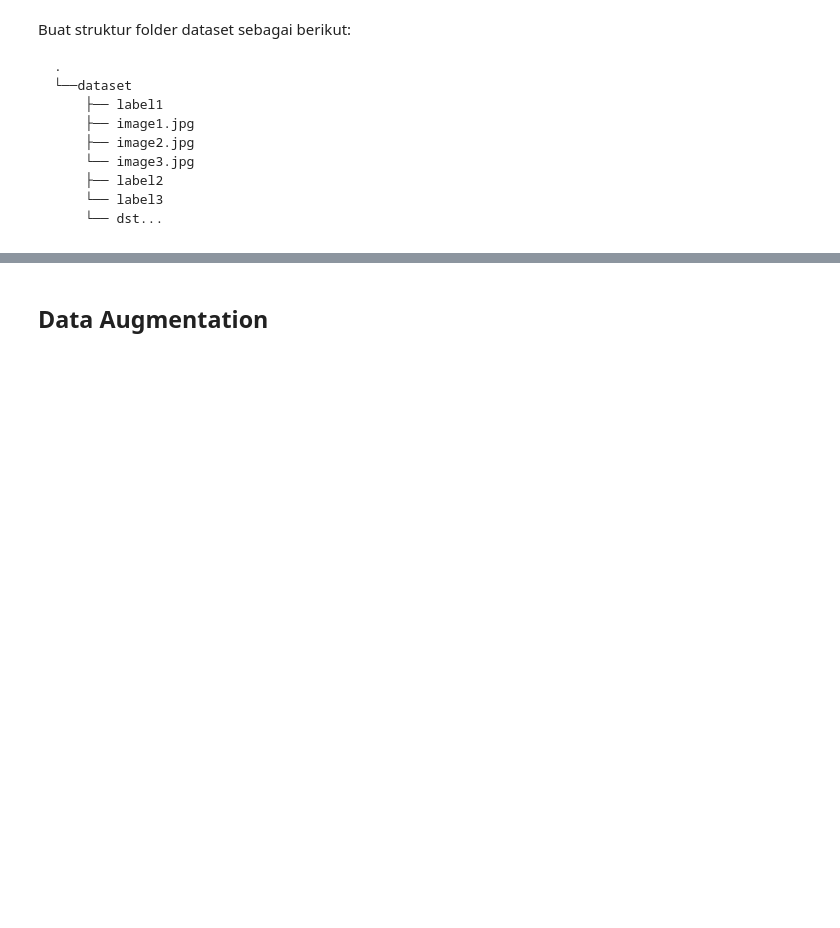
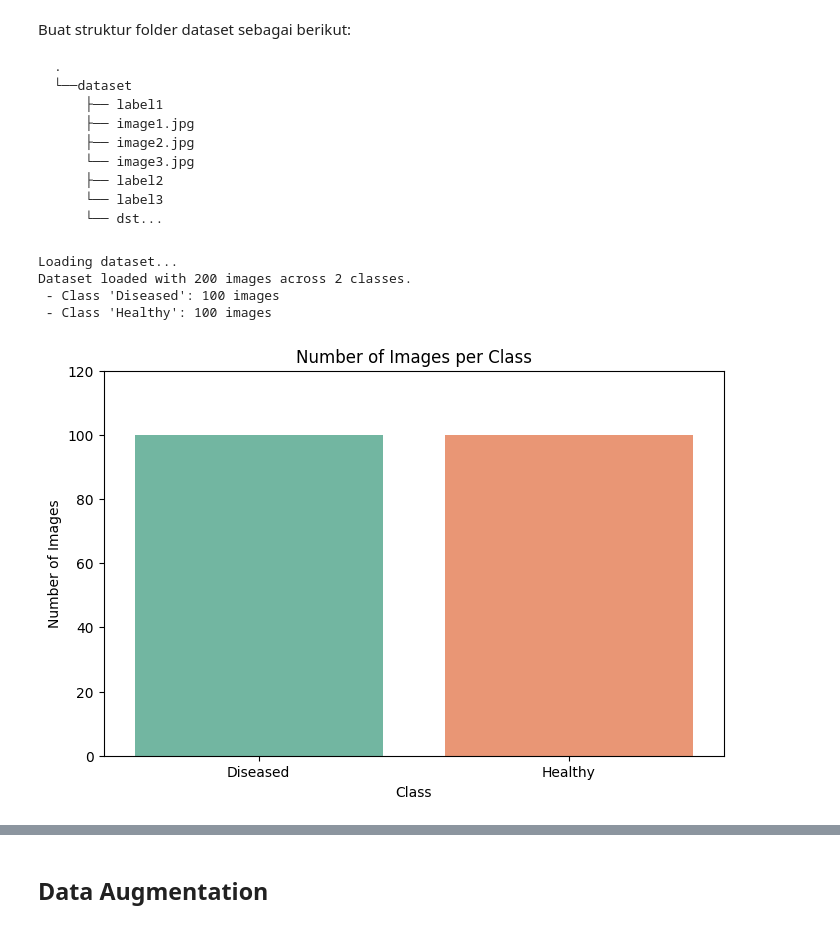
Before and after one commit to nazrilka1/pcd-38, a Jupyter notebook: Percobaan3.ipynb, the cells around one changed output, grey strips where cells are left out. Cells and saved outputs as stored; diff of their text form; code cells hidden in the pictures; blank space fills up the shorter version.

````diff
--- a/Percobaan3.ipynb
+++ b/Percobaan3.ipynb
@@ -32,22 +29,61 @@ Buat struktur folder dataset sebagai berikut:
     └── label3
     └── dst...
 ```
-# %%
-data = []
-labels = []
-file_name = []
-for sub_folder in os.listdir("dataset\\"):
-    sub_folder_files = os.listdir(os.path.join("dataset\\", sub_folder))
-    for i, filename in enumerate(sub_folder_files):
-        img_path = os.path.join("dataset\\", sub_folder, filename)
-        img = cv.imread(img_path)
-        img = img.astype(np.uint8)
-        img = cv.cvtColor(img, cv.COLOR_BGR2GRAY)
-
-        data.append(img)
-        labels.append(sub_folder)
-        name = os.path.splitext(filename)[0]
-        file_name.append(filename)
-
-data = np.array(data)
-labels = np.array(labels)
+# %%
+data = []
+labels = []
+file_name = []
+class_counter = {}
+
+target_size = (512, 256)
+
+for sub_folder in os.listdir("dataset\\"):
+    sub_folder_path = os.path.join("dataset\\", sub_folder)
+
+    if os.path.isdir(sub_folder_path):
+        sub_folder_files = os.listdir(sub_folder_path)
+        class_counter[sub_folder] = 0
+
+        for filename in sub_folder_files:
+            if class_counter[sub_folder] >= 100:
+                break
+
+            img_path = os.path.join("dataset\\", sub_folder, filename)
+            img = cv.imread(img_path)
+
+            if img is not None:
+                img_resized = cv.resize(img, target_size)
+
+                data.append(img_resized)
+                labels.append(sub_folder)
+                file_name.append(filename)
+
+                class_counter[sub_folder] += 1
+
+data = np.array(data)
+labels = np.array(labels)
+
+print("Loading dataset...")
+print(f"Dataset loaded with {len(data)} images across {len(class_counter)} classes.")
+for folder_name, total_files in class_counter.items():
+    print(f" - Class '{folder_name}': {total_files} images")
+
+plt.figure(figsize=(8, 5))
+sns.barplot(
+    x=list(class_counter.keys()),
+    y=list(class_counter.values()),
+    hue=list(class_counter.keys()),
+    palette="Set2",
+    legend=False
+)
+plt.title('Number of Images per Class')
+plt.xlabel('Class')
+plt.ylabel('Number of Images')
+plt.ylim(0, 120)
+plt.show()
+# %% [output]
+Loading dataset...
+Dataset loaded with 200 images across 2 classes.
+ - Class 'Diseased': 100 images
+ - Class 'Healthy': 100 images
+[figure, added]
````
Also changed, not shown: parts of 46 cells of this notebook.
